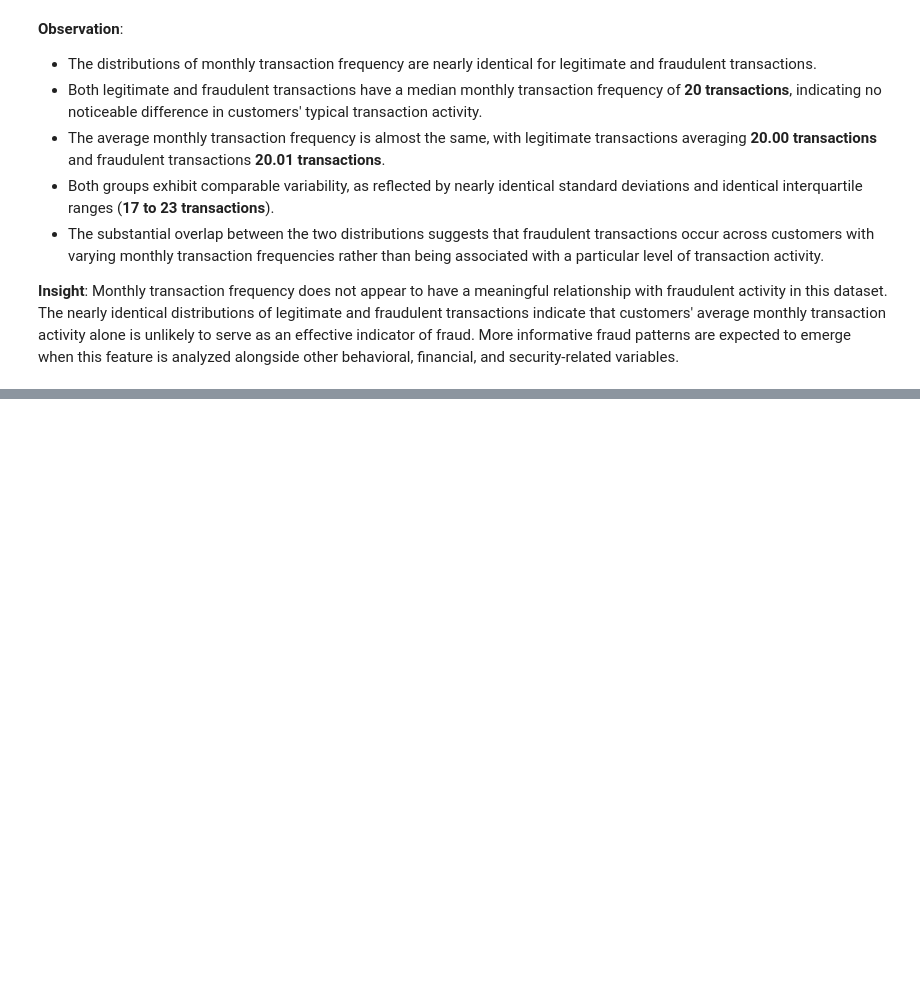
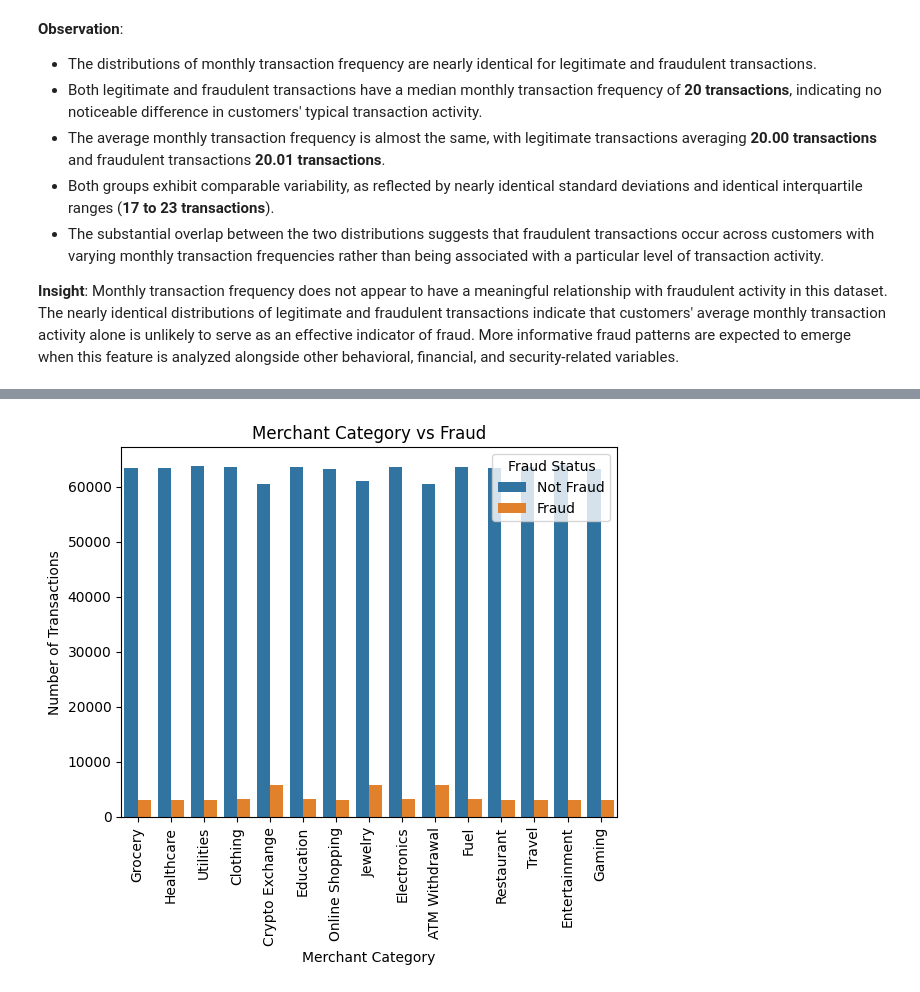
Before and after one commit to abhi-saurav-saroya/bank-fraud-eda, a Jupyter notebook: notebooks/02_exploratory_data_analysis.ipynb, the cells around one changed output, grey strips where cells are left out. Saved outputs shown, nothing was run; the diff lists cells and outputs as text; code cells hidden in the pictures; blank space fills up the shorter version.

Commit message:
feat(eda/bivariate-analysis): add Merchant Category vs Fraud analysis under Transaction Characteristics by Fraud Status

```diff
--- a/notebooks/02_exploratory_data_analysis.ipynb
+++ b/notebooks/02_exploratory_data_analysis.ipynb
@@ -1899,0 +1926,16 @@ plt.show()
+# %%
+sns.countplot(
+    data=df,
+    x="merchant_category",
+    hue="is_fraud"
+)
+
+plt.title("Merchant Category vs Fraud")
+plt.xlabel("Merchant Category")
+plt.ylabel("Number of Transactions")
+plt.xticks(rotation=90)
+plt.legend(title="Fraud Status", labels=["Not Fraud", "Fraud"])
+
+plt.show()
+# %% [output]
+[figure, added]
```
Also changed, not shown: parts of 5 cells of this notebook.
